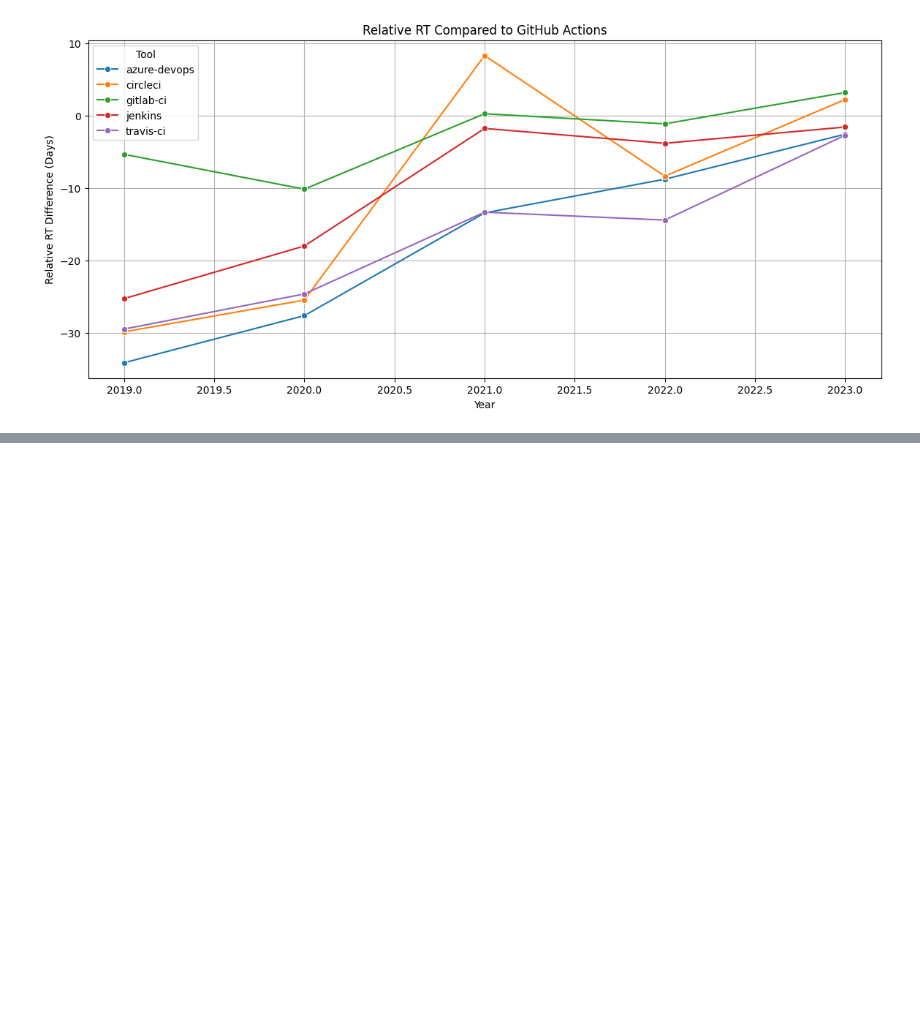
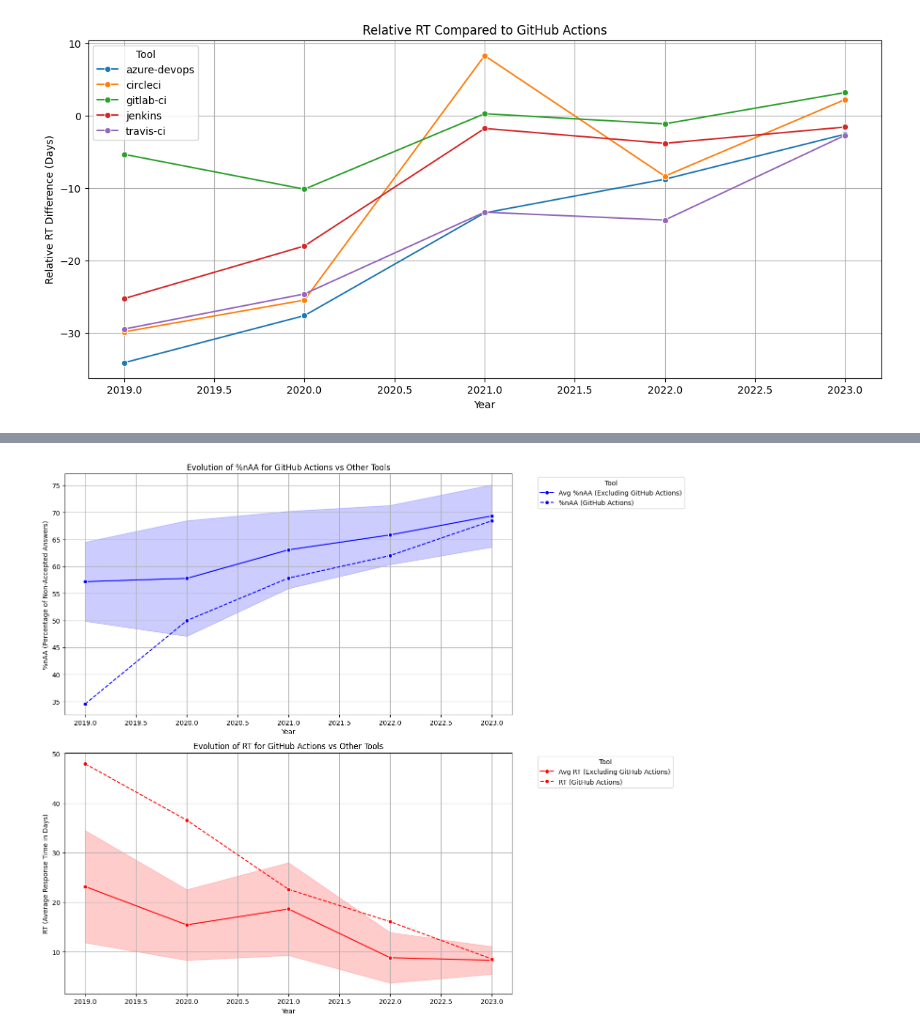
Before and after one commit to sandro-hernandez/GA_Developer_Needs_replication_package, a Jupyter notebook: RQ1_Relevance/ci_tools.ipynb, the cells around one changed output, grey strips where cells are left out. Cells and saved outputs as stored; diff of their text form; code cells hidden in the pictures; blank space fills up the shorter version.

```diff
--- a/RQ1_Relevance/ci_tools.ipynb
+++ b/RQ1_Relevance/ci_tools.ipynb
@@ -832,0 +913,70 @@ plt.show()
+# %%
+import matplotlib.pyplot as plt
+import seaborn as sns
+
+# Separate GitHub Actions and other tools
+gha_df = filtered_df[filtered_df['Tool'] == 'github-actions']
+other_tools_df = filtered_df[filtered_df['Tool'] != 'github-actions']
+
+# Calculate the average and standard deviation for %nAA and RT for other tools
+avg_other_tools = other_tools_df.groupby('Year').agg({
+    '%nAA': 'mean',
+    'RT (Average Response Time in Days)': 'mean'
+}).reset_index()
+
+std_other_tools = other_tools_df.groupby('Year').agg({
+    '%nAA': 'std',
+    'RT (Average Response Time in Days)': 'std'
+}).reset_index()
+
+# Set up the figure size
+plt.figure(figsize=(14, 12))
+
+# Plot 1: Evolution of %nAA for each tool over time
+plt.subplot(2, 1, 1)
+
+# Plotting the average %nAA for other tools with shaded area
+sns.lineplot(x='Year', y='%nAA', data=avg_other_tools, marker='o', label='Avg %nAA (Excluding GitHub Actions)', color='b')
+plt.fill_between(avg_other_tools['Year'],
+                 avg_other_tools['%nAA'] - std_other_tools['%nAA'],
+                 avg_other_tools['%nAA'] + std_other_tools['%nAA'],
+                 color='b', alpha=0.2)
+
+# Plotting GitHub Actions separately
+sns.lineplot(x='Year', y='%nAA', data=gha_df, marker='o', label='%nAA (GitHub Actions)', color='blue', linestyle='--')
+
+plt.title('Evolution of %nAA for GitHub Actions vs Other Tools')
+plt.xlabel('Year')
+plt.ylabel('%nAA (Percentage of Non-Accepted Answers)')
+plt.legend(title='Tool', bbox_to_anchor=(1.05, 1), loc='upper left')
+plt.grid(True)
+
+# Plot 2: Evolution of RT for each tool over time
+plt.subplot(2, 1, 2)
+
+# Plotting the average RT for other tools with shaded area
+sns.lineplot(x='Year', y='RT (Average Response Time in Days)', data=avg_other_tools, marker='o', label='Avg RT (Excluding GitHub Actions)', color='r')
+plt.fill_between(avg_other_tools['Year'],
+                 avg_other_tools['RT (Average Response Time in Days)'] - std_other_tools['RT (Average Response Time in Days)'],
+                 avg_other_tools['RT (Average Response Time in Days)'] + std_other_tools['RT (Average Response Time in Days)'],
+                 color='r', alpha=0.2)
+
+# Plotting GitHub Actions separately
+sns.lineplot(x='Year', y='RT (Average Response Time in Days)', data=gha_df, marker='o', label='RT (GitHub Actions)', color='red', linestyle='--')
+
+plt.title('Evolution of RT for GitHub Actions vs Other Tools')
+plt.xlabel('Year')
+plt.ylabel('RT (Average Response Time in Days)')
+plt.legend(title='Tool', bbox_to_anchor=(1.05, 1), loc='upper left')
+plt.grid(True)
+
+# Adjust layout to prevent overlap
+plt.tight_layout()
+
+# Save the plot to a file
+plt.savefig('figs/nAA_RT_vs_time_each_tool_vs_avg.png')
+
+# Show the plots
+plt.show()
+# %% [output]
+[figure, added]
```
Also changed, not shown: parts of 4 cells of this notebook, 32 other files.
